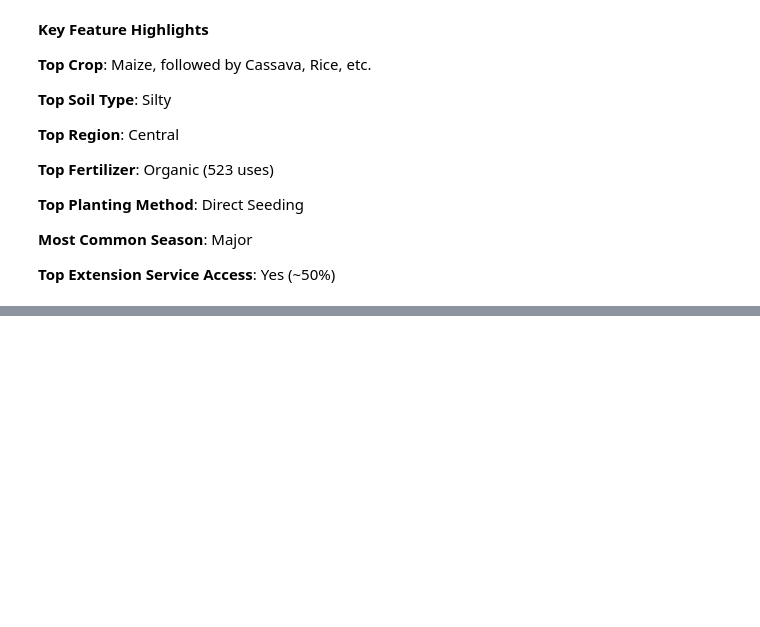
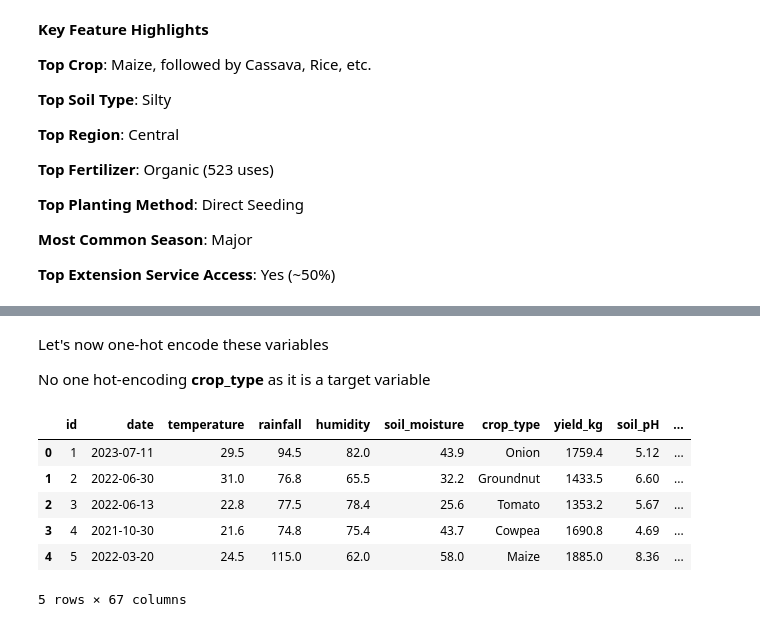
Before and after one commit to aminayusif/PharmaInsight, a Jupyter notebook: Weather_Crop_Advisor.ipynb, the cells around one changed output, grey strips where cells are left out. Cells and saved outputs as stored; diff of their text form; code cells hidden in the pictures; blank space fills up the shorter version.

Commit message:
One-hot encoding of categorical features

```diff
--- a/Weather_Crop_Advisor.ipynb
+++ b/Weather_Crop_Advisor.ipynb
@@ -289,0 +318,19 @@ Other features (temperature, humidity) show low linear correlation but may still
+# %% [markdown]
+Let's now one-hot encode these variables
+
+No one hot-encoding **crop_type** as it is a target variable
+# %%
+categorical_cols = ['region','soil_type','crop_variety','fertilizer_used', 'pesticide_used', 'planting_method', 'irrigation',
+    'season','harvest_method', 'extension_services']
+if any(col in data.columns for col in categorical_cols):
+  data = pd.get_dummies(data, columns=categorical_cols, drop_first=True)
+
+data.head()
+# %% [output]
+|  | id | date | temperature | rainfall | humidity | soil_moisture | crop_type | yield_kg | soil_pH | ... |
+| 0 | 1 | 2023-07-11 | 29.5 | 94.5 | 82.0 | 43.9 | Onion | 1759.4 | 5.12 | ... |
+| 1 | 2 | 2022-06-30 | 31.0 | 76.8 | 65.5 | 32.2 | Groundnut | 1433.5 | 6.60 | ... |
+| 2 | 3 | 2022-06-13 | 22.8 | 77.5 | 78.4 | 25.6 | Tomato | 1353.2 | 5.67 | ... |
+| 3 | 4 | 2021-10-30 | 21.6 | 74.8 | 75.4 | 43.7 | Cowpea | 1690.8 | 4.69 | ... |
+| 4 | 5 | 2022-03-20 | 24.5 | 115.0 | 62.0 | 58.0 | Maize | 1885.0 | 8.36 | ... |
+5 rows × 67 columns
```
Also changed, not shown: parts of 11 cells of this notebook.
